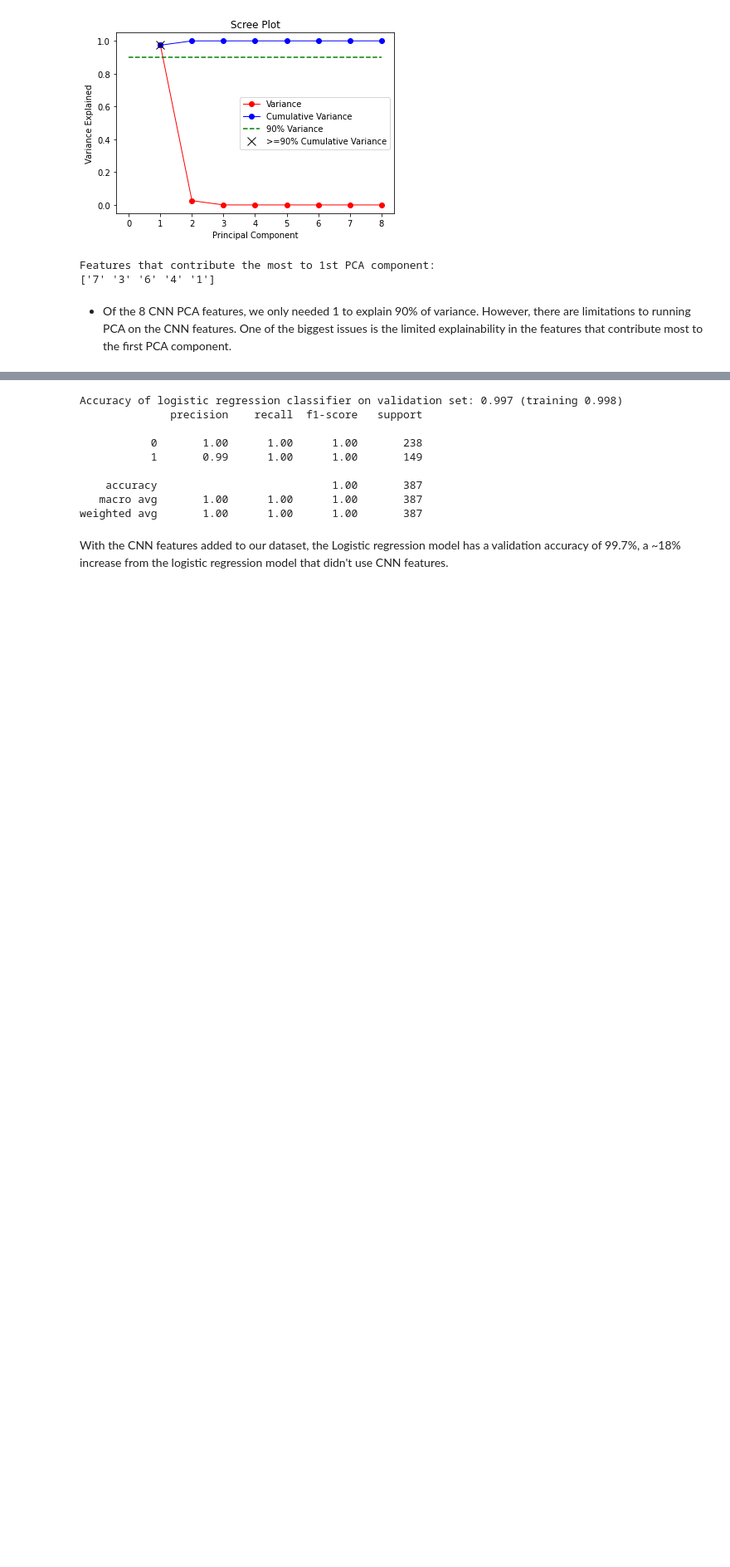
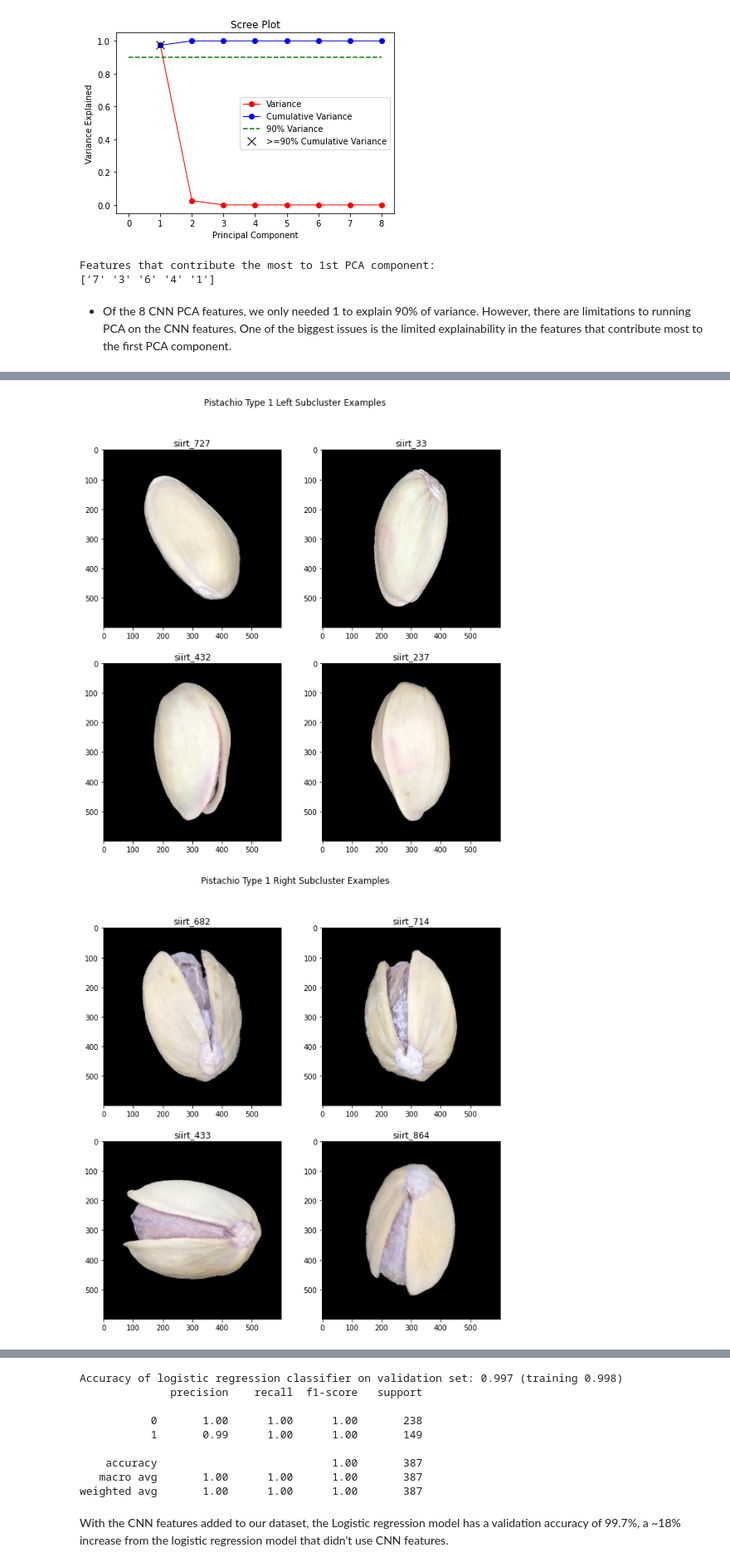
Before and after one commit to bkbormes1/ML_image_feature_processing, a Jupyter notebook: W281_Final_Project_Report.ipynb, the cells around one changed output, grey strips where cells are left out. Shown at 83% size. Drawn from its saved outputs; the diff is of its cells as text; code cells hidden in the pictures; blank space fills up the shorter version.

```diff
--- a/W281_Final_Project_Report.ipynb
+++ b/W281_Final_Project_Report.ipynb
@@ -997,0 +999,28 @@ plt.legend()
+# %%
+# Looking at the different clusters in the tsne plot
+tsne_coords = np.vstack([tsne_plot_with_cnn_x, tsne_plot_with_cnn_y]).T
+pt = [-50, 0]
+kdtree_ind = spatial.KDTree(tsne_coords).query(pt, k = 4)[1]
+# Display examples images
+fig, axs = plt.subplots(len(X_train_index[kdtree_ind])//2,2, figsize = (10, 10))
+fig.suptitle("Pistachio Type 1 Left Subcluster Examples")
+for j in range(0, 4, 2):
+    axs[j//2, 0].imshow(images[X_train_index[kdtree_ind][j]])
+    axs[j//2, 0].set_title(csv.filename_camelcase[X_train_index[kdtree_ind][j]][:-4])
+    axs[j//2, 1].imshow(images[X_train_index[kdtree_ind][j+1]])
+    axs[j//2, 1].set_title(csv.filename_camelcase[X_train_index[kdtree_ind][j+1]][:-4])
+
+
+pt = [-10, 60]
+kdtree_ind = spatial.KDTree(tsne_coords).query(pt, k = 4)[1]
+# Display examples images
+fig, axs = plt.subplots(len(X_train_index[kdtree_ind])//2,2, figsize = (10, 10))
+fig.suptitle("Pistachio Type 1 Right Subcluster Examples")
+for j in range(0, 4, 2):
+    axs[j//2, 0].imshow(images[X_train_index[kdtree_ind][j]])
+    axs[j//2, 0].set_title(csv.filename_camelcase[X_train_index[kdtree_ind][j]][:-4])
+    axs[j//2, 1].imshow(images[X_train_index[kdtree_ind][j+1]])
+    axs[j//2, 1].set_title(csv.filename_camelcase[X_train_index[kdtree_ind][j+1]][:-4])
+# %% [output]
+[figure, added]
+[figure, added]
```
Also changed, not shown: parts of 16 cells of this notebook.
